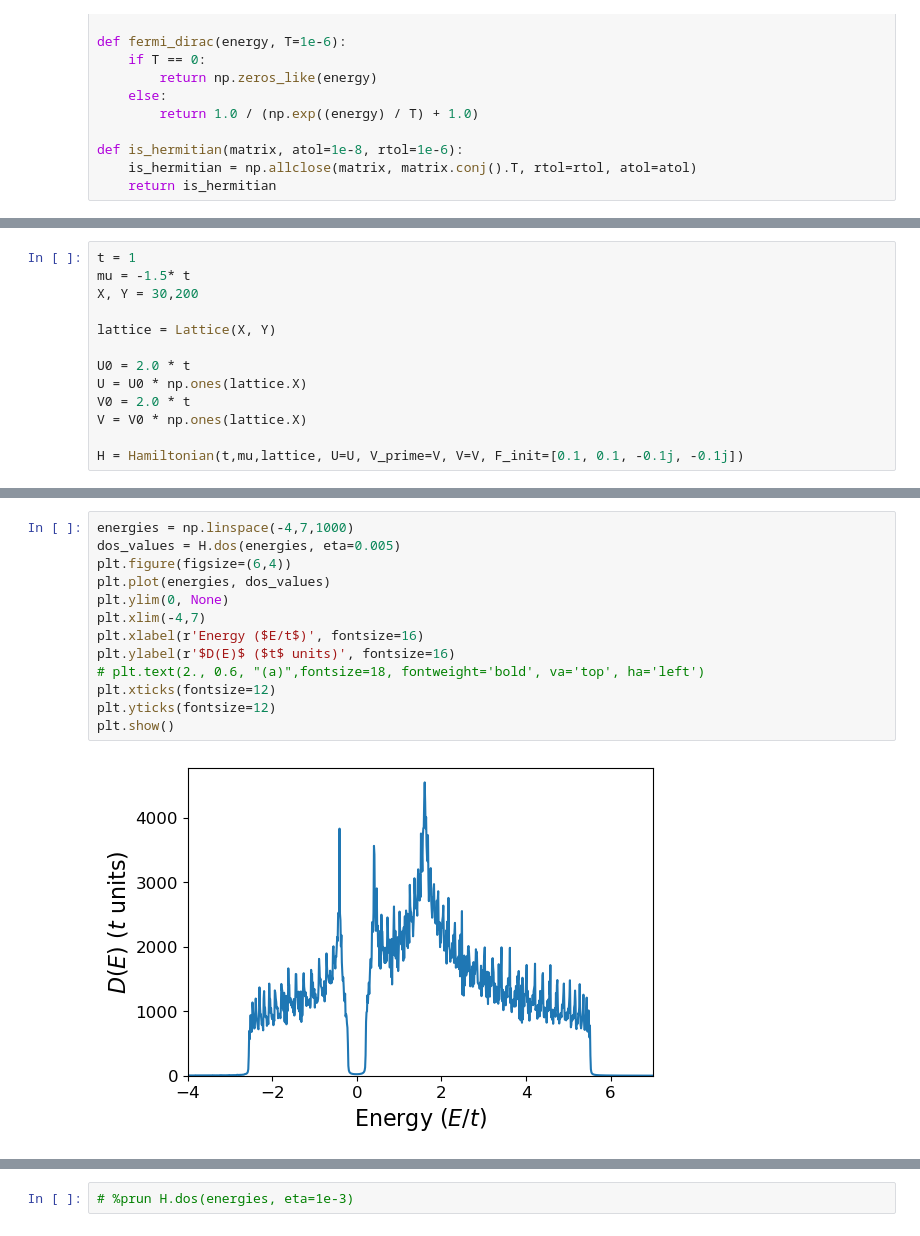
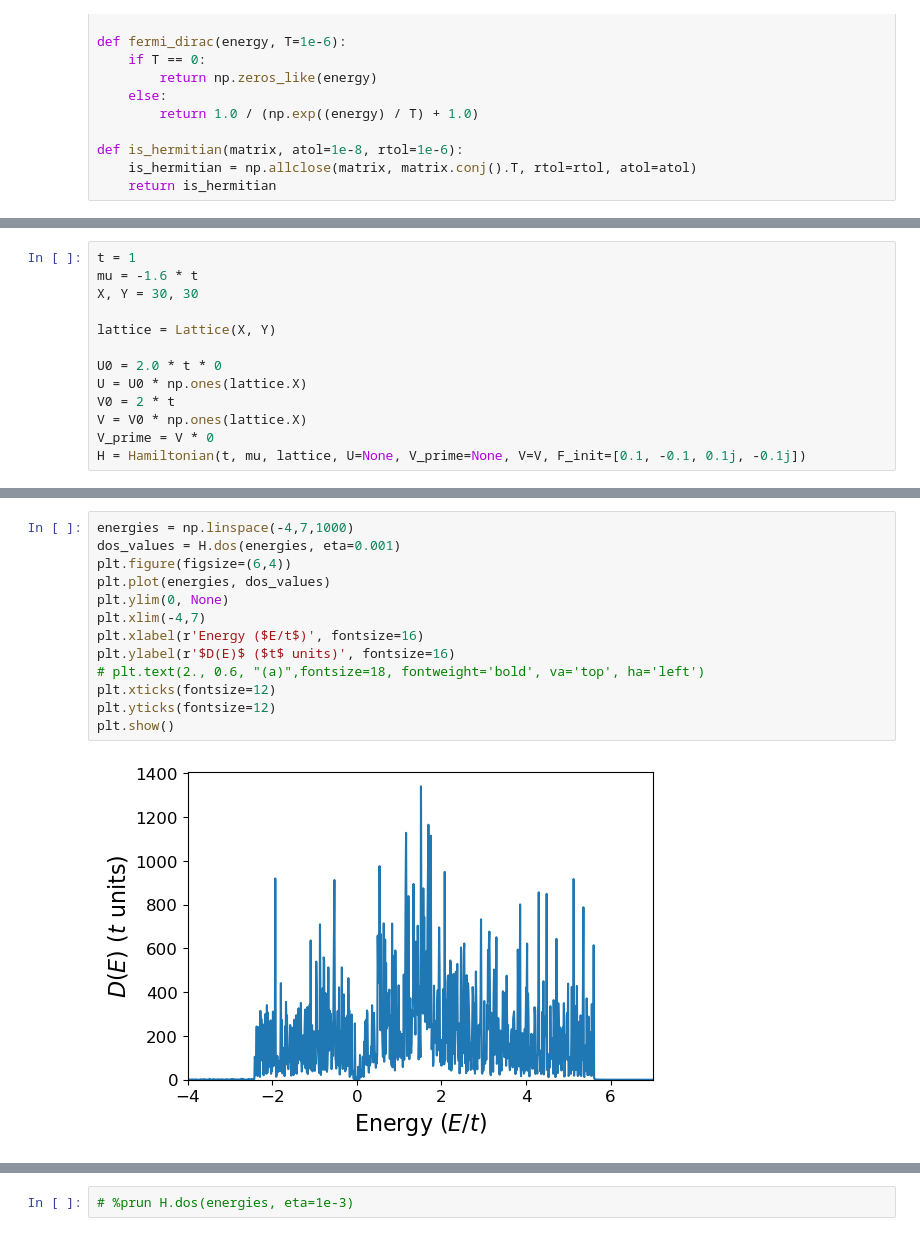
Before and after one commit to emilssp/master-thesis-codebase, a Jupyter notebook: notebooks/v2.1.ipynb, the cells around one changed output, grey strips where cells are left out. Cells and saved outputs as stored; diff of their text form.

```diff
--- a/notebooks/v2.1.ipynb
+++ b/notebooks/v2.1.ipynb
@@ -386,13 +541,13 @@ def bdg_self_consistency_step(H,  # Hamiltonian
 # %%
 t = 1
-mu = -1.5* t
-X, Y = 30,200
+mu = -1.6 * t
+X, Y = 30, 30
 
 lattice = Lattice(X, Y)
 
-U0 = 2.0 * t
+U0 = 2.0 * t * 0
 U = U0 * np.ones(lattice.X)
-V0 = 2.0 * t
+V0 = 2 * t
 V = V0 * np.ones(lattice.X)
-
-H = Hamiltonian(t,mu,lattice, U=U, V_prime=V, V=V, F_init=[0.1, 0.1, -0.1j, -0.1j])
+V_prime = V * 0
+H = Hamiltonian(t, mu, lattice, U=None, V_prime=None, V=V, F_init=[0.1, -0.1, 0.1j, -0.1j])
@@ -403,18 +644,18 @@ True
 # %%
 energies = np.linspace(-4,7,1000)
-dos_values = H.dos(energies, eta=0.005)
+dos_values = H.dos(energies, eta=0.001)
 plt.figure(figsize=(6,4))
 plt.plot(energies, dos_values)
 plt.ylim(0, None)
 plt.xlim(-4,7)
 plt.xlabel(r'Energy ($E/t$)', fontsize=16)
 plt.ylabel(r'$D(E)$ ($t$ units)', fontsize=16)
 # plt.text(2., 0.6, "(a)",fontsize=18, fontweight='bold', va='top', ha='left')
 plt.xticks(fontsize=12)
 plt.yticks(fontsize=12)
 plt.show()
 # %% [output]
-[figure, old version]
+[figure, new version]
 # %%
 print(H.free_energy(0))
 # %% [output]
```
Also changed, not shown: parts of 15 cells of this notebook, 4 other files.
